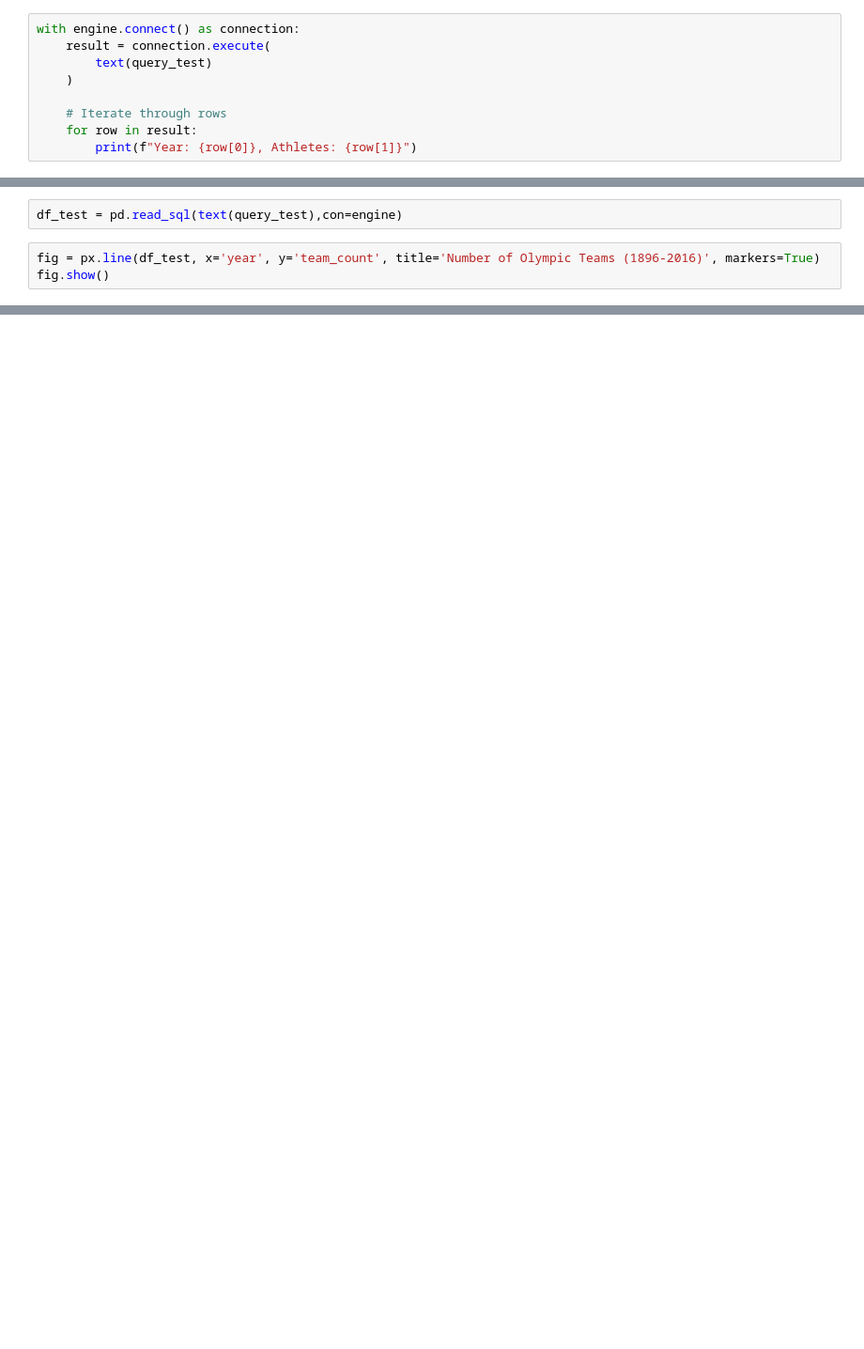
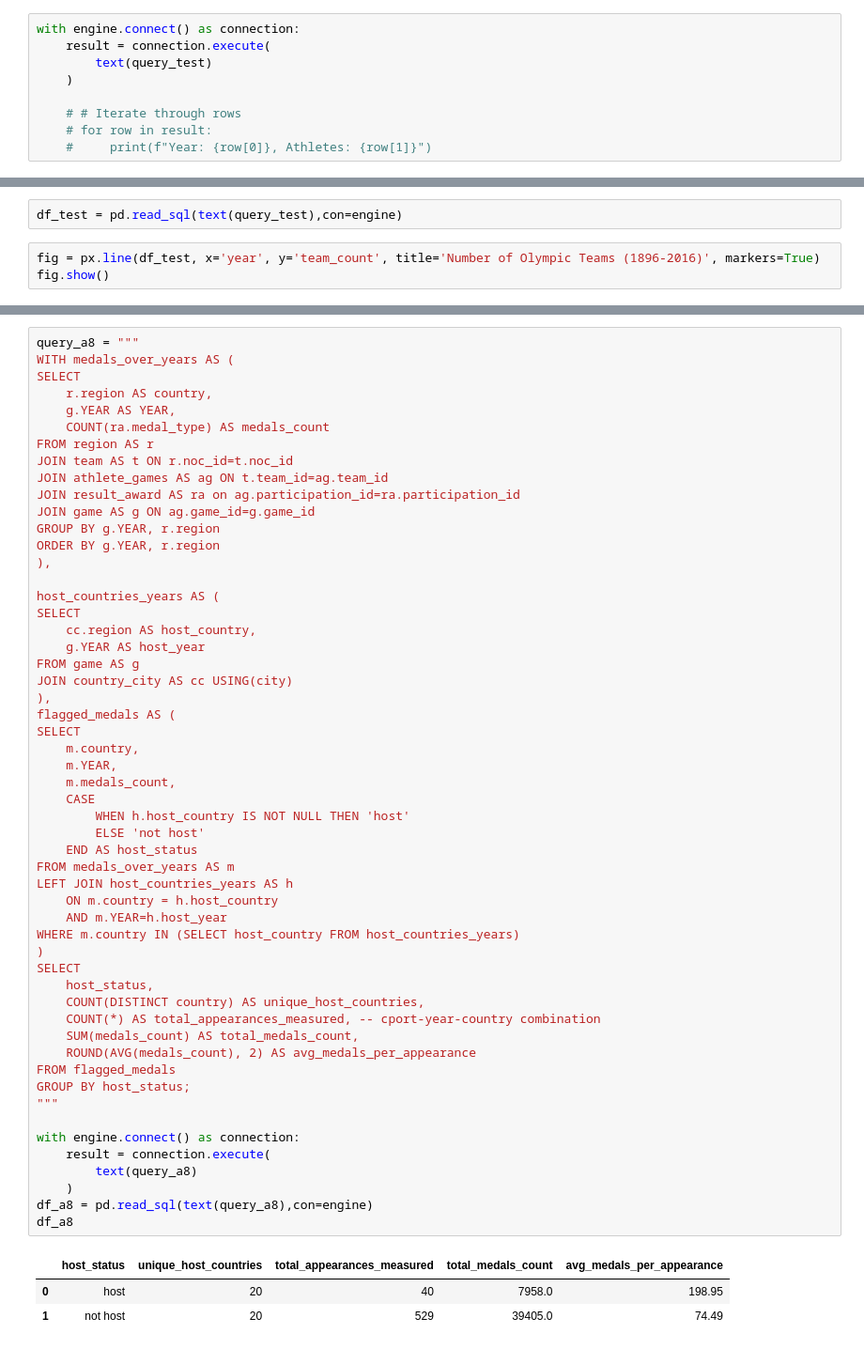
Before and after one commit to skibodaria/ucdavis_sport_stats, a Jupyter notebook: analysis/04_desc_stats.ipynb, the cells around one changed output, grey strips where cells are left out. Shown at 94% size. Drawn from its saved outputs; the diff is of its cells as text; blank space fills up the shorter version.

```diff
--- a/analysis/04_desc_stats.ipynb
+++ b/analysis/04_desc_stats.ipynb
@@ -38,6 +39,6 @@ with engine.connect() as connection:
         text(query_test)
     )
 
-    # Iterate through rows
-    for row in result:
-        print(f"Year: {row[0]}, Athletes: {row[1]}")
+    # # Iterate through rows
+    # for row in result:
+    #     print(f"Year: {row[0]}, Athletes: {row[1]}")
@@ -390,0 +444,58 @@ See above. This is true. But we can re-verify:
+# %%
+query_a8 = """
+WITH medals_over_years AS (
+SELECT
+	r.region AS country,
+	g.YEAR AS YEAR,
+	COUNT(ra.medal_type) AS medals_count
+FROM region AS r
+JOIN team AS t ON r.noc_id=t.noc_id
+JOIN athlete_games AS ag ON t.team_id=ag.team_id
+JOIN result_award AS ra on ag.participation_id=ra.participation_id
+JOIN game AS g ON ag.game_id=g.game_id
+GROUP BY g.YEAR, r.region
+ORDER BY g.YEAR, r.region
+),
+
+host_countries_years AS (
+SELECT
+	cc.region AS host_country,
+	g.YEAR AS host_year
+FROM game AS g
+JOIN country_city AS cc USING(city)
+),
+flagged_medals AS (
+SELECT
+	m.country,
+	m.YEAR,
+	m.medals_count,
+	CASE
+		WHEN h.host_country IS NOT NULL THEN 'host'
+		ELSE 'not host'
+	END AS host_status
+FROM medals_over_years AS m
+LEFT JOIN host_countries_years AS h
+	ON m.country = h.host_country
+	AND m.YEAR=h.host_year
+WHERE m.country IN (SELECT host_country FROM host_countries_years)
+)
+SELECT
+	host_status,
+	COUNT(DISTINCT country) AS unique_host_countries,
+	COUNT(*) AS total_appearances_measured, -- cport-year-country combination
+	SUM(medals_count) AS total_medals_count,
+	ROUND(AVG(medals_count), 2) AS avg_medals_per_appearance
+FROM flagged_medals
+GROUP BY host_status;
+"""
+
+with engine.connect() as connection:
+    result = connection.execute(
+        text(query_a8)
+    )
+df_a8 = pd.read_sql(text(query_a8),con=engine)
+df_a8
+# %% [output]
+|  | host_status | unique_host_countries | total_appearances_measured | total_medals_count | avg_medals_per_appearance |
+| 0 | host | 20 | 40 | 7958.0 | 198.95 |
+| 1 | not host | 20 | 529 | 39405.0 | 74.49 |
```
Also changed, not shown: parts of 17 cells of this notebook, 1 other file.
